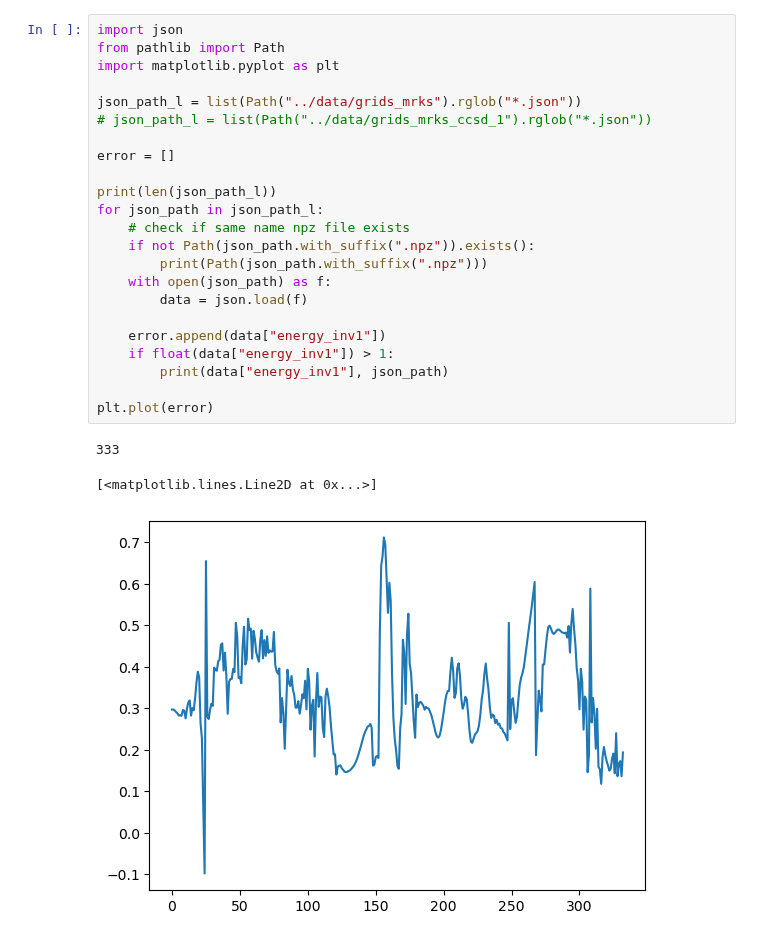
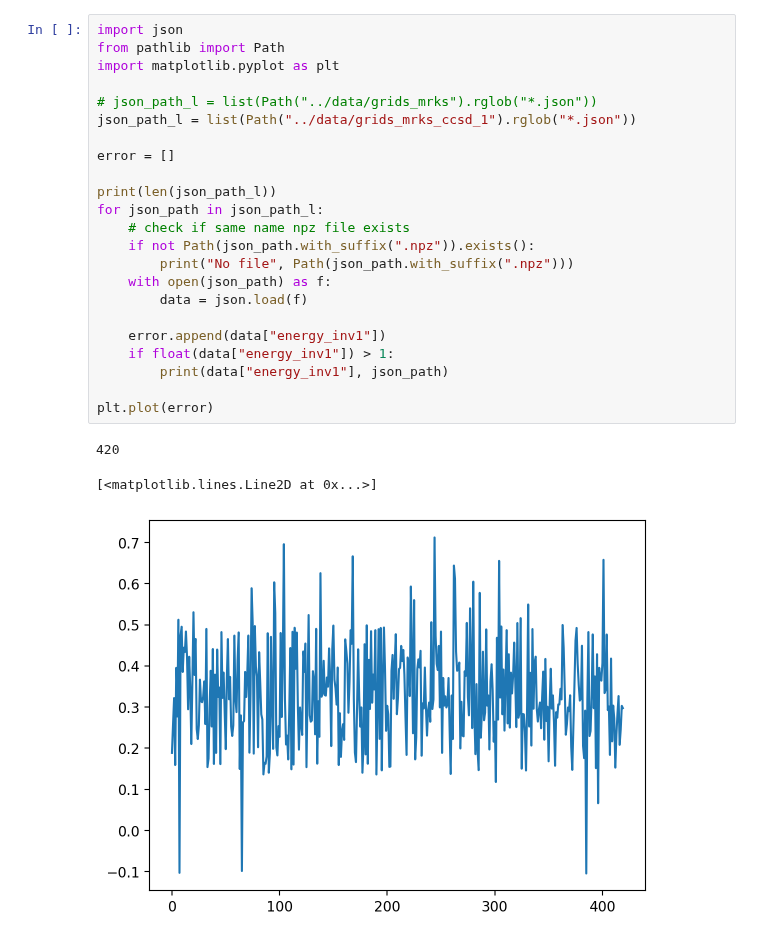
Before and after one commit to chem12346789/ai-dft, a Jupyter notebook: jupyter-notebook/check_json.ipynb, the cells around one changed output. Cells and saved outputs as stored; diff of their text form.

```diff
--- a/jupyter-notebook/check_json.ipynb
+++ b/jupyter-notebook/check_json.ipynb
@@ -1,27 +1,27 @@
 # %%
 import json
 from pathlib import Path
 import matplotlib.pyplot as plt
 
-json_path_l = list(Path("../data/grids_mrks").rglob("*.json"))
-# json_path_l = list(Path("../data/grids_mrks_ccsd_1").rglob("*.json"))
+# json_path_l = list(Path("../data/grids_mrks").rglob("*.json"))
+json_path_l = list(Path("../data/grids_mrks_ccsd_1").rglob("*.json"))
 
 error = []
 
 print(len(json_path_l))
 for json_path in json_path_l:
     # check if same name npz file exists
     if not Path(json_path.with_suffix(".npz")).exists():
-        print(Path(json_path.with_suffix(".npz")))
+        print("No file", Path(json_path.with_suffix(".npz")))
     with open(json_path) as f:
         data = json.load(f)
 
     error.append(data["energy_inv1"])
     if float(data["energy_inv1"]) > 1:
         print(data["energy_inv1"], json_path)
 
 plt.plot(error)
 # %% [output]
-333
+420
 [<matplotlib.lines.Line2D at 0x...>]
-[figure, old version]
+[figure, new version]
```
Also changed, not shown: parts of 2 cells of this notebook, 1 other file.
